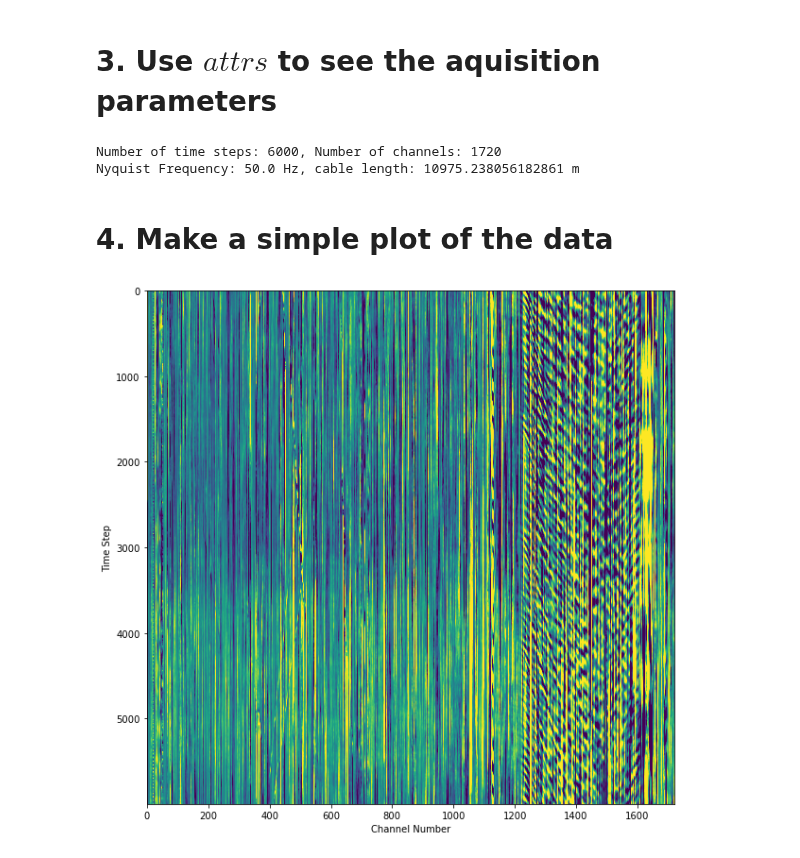
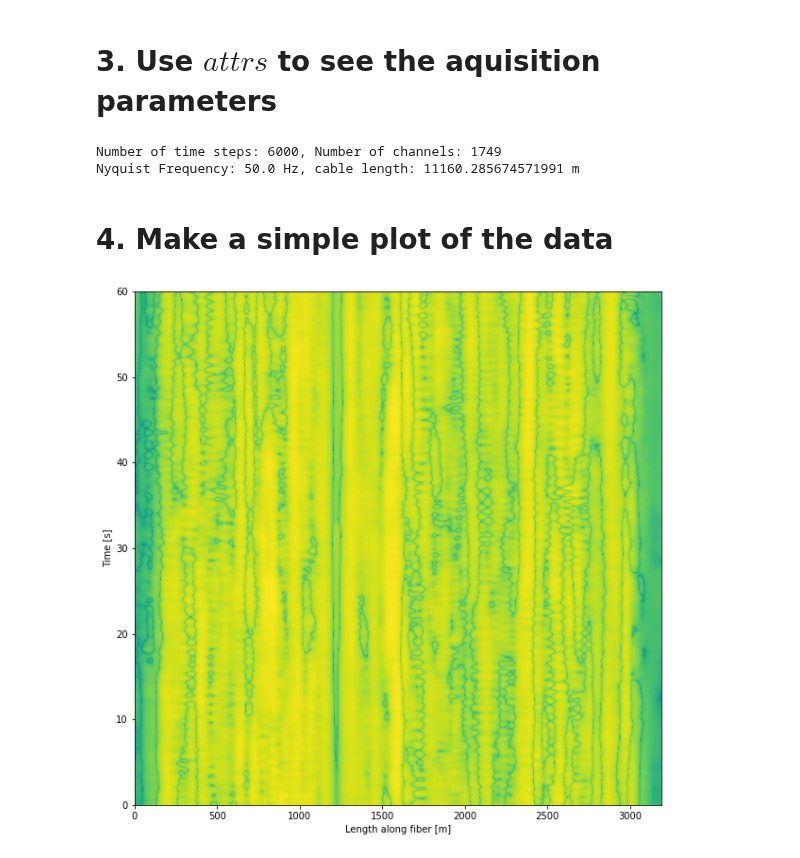
Before and after one commit to bradlipovsky/das-stuff, a Jupyter notebook: getting_started.ipynb, the cells around one changed output. Drawn from its saved outputs; the diff is of its cells as text; code cells hidden in the pictures.

```diff
--- a/getting_started.ipynb
+++ b/getting_started.ipynb
@@ -5,9 +5,9 @@ import numpy as np
 # %% [markdown]
 # 1. Choose the following parameters to select data to examine
 # %%
-cable='whidbey'
-record_length = 1 #minutes
-t0 = datetime.datetime(2022, 5, 8, 0, 0, 0)
+cable='seadasn'
+record_length = 10 #minutes
+t0 = datetime.datetime(2022, 5, 8, 0, 1, 0)
 # %% [markdown]
 # 2. Run the functions to return the data
 # %%
@@ -27,16 +27,24 @@ print(f'Number of time steps: {nt}, Number of channels: {nx}')
 
 print (f"Nyquist Frequency: {attrs['MaximumFrequency']} Hz, cable length: {attrs['SpatialSamplingInterval']*nx} m")
 # %% [output]
-Number of time steps: 6000, Number of channels: 1720
-Nyquist Frequency: 50.0 Hz, cable length: 10975.238056182861 m
+Number of time steps: 6000, Number of channels: 1749
+Nyquist Frequency: 50.0 Hz, cable length: 11160.285674571991 m
+# %%
+start_cha = 800#350
+end_cha = 1300#data.shape[1]#500
 # %% [markdown]
 # 4. Make a simple plot of the data
+# %%
+nx = attrs['SpatialSamplingInterval']*(end_cha-start_cha)
 # %%
 import matplotlib.pyplot as plt
 plt.subplots(figsize=(10,10))
-plt.imshow(data,aspect='auto',vmin=-1,vmax=1)
-plt.xlabel('Channel Number')
-plt.ylabel('Time Step')
+plt.imshow(np.log(np.abs(data_filt[:,start_cha:end_cha])),
+           aspect='auto',#vmin=np.percentile(data,1),vmax=np.percentile(data,98),
+           extent=[0,nx,0,nt/attrs['PulseRate']]
+                )
+plt.xlabel('Length along fiber [m]')
+plt.ylabel('Time [s]')
 plt.show()
 # %% [output]
-[figure, old version]
+[figure, new version]
```
Also changed, not shown: parts of 5 cells of this notebook.
